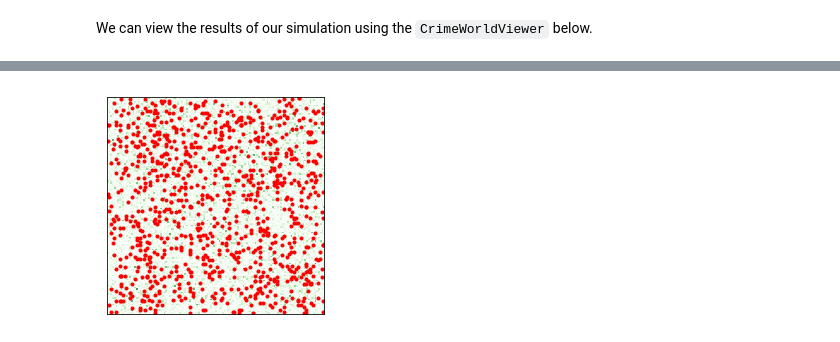
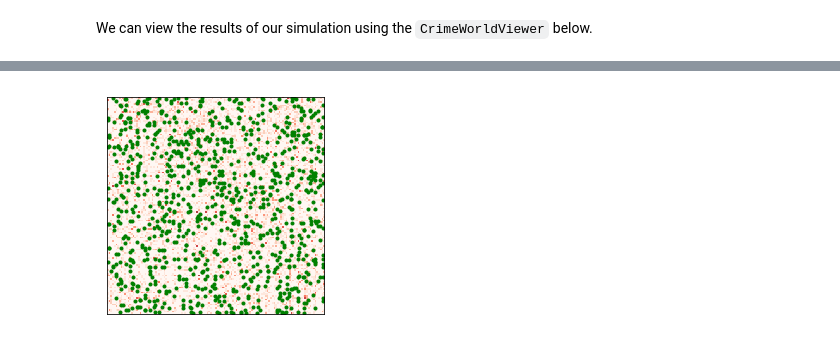
Before and after one commit to ericasaywhat/SmoothCriminals, a Jupyter notebook: code/crimeworldnotebook.ipynb, the cells around one changed output, grey strips where cells are left out. Cells and saved outputs as stored; diff of their text form; code cells hidden in the pictures.

Commit message:
ADD: animation and proper figures

```diff
--- a/code/crimeworldnotebook.ipynb
+++ b/code/crimeworldnotebook.ipynb
@@ -182,7 +177,7 @@ class CrimeWorld(Cell2D):
         num_citizens = self.params.get('num_citizens', 1000)
         num_police = self.params.get('num_police', 200)
         time_from_home = self.params.get('time_from_home', 0.3)
-        self.citizens = [Citizen(locs[i], 5, time_from_home = time_from_home) #everyone starts out with wealth of 5
+        self.citizens = [Citizen(locs[i], locs[i], 5, time_from_home = time_from_home) #everyone starts out with wealth of 5
                             for i in np.random.choice(range(len(locs)), num_citizens)]
 #         for citizen in self.citizens:
 #             self.array[citizen.loc] += 1
@@ -190,16 +185,16 @@ class CrimeWorld(Cell2D):
             citizen.setPopo(True)  # set police
         # self.occupied = set(citizen.loc for citizen in self.citizens) # keep track of occupied cells
 
-    def step(self, n):
+    def step(self):
         num_citizens = float(self.params.get('num_citizens', 1000))
         prop_criminals = self.params.get('prop_criminals', 0.2)
         for citizen in self.citizens:
-            citizen.step(n)
+            citizen.step(self.n)
         for potential_criminal in random.sample(self.citizens, int(prop_criminals * num_citizens)):
             citizens_in_node = [x for x in self.citizens if np.array_equal(x.loc,potential_criminal.loc) and not x.isHome]
-            if potential_criminal.decideToOffend(citizens_in_node):
+            if potential_criminal.decideToOffend(citizens_in_node) and not potential_criminal.isHome:
                 target = potential_criminal.pickChump(citizens_in_node)
-                if (target != None):
+                if (target != None and not target.isHome):
                     potential_criminal.rob()
                     target.getRobbed()
                     self.array[target.loc[0]][target.loc[1]] += 1
@@ -212,10 +207,10 @@ We can view the results of our simulation using the `CrimeWorldViewer` below.
 class CrimeWorldViewer(Cell2DViewer):
     """Generates visualization and animation of Sugarscape."""
 
-    cmap = plt.get_cmap('Greens')
+    cmap = plt.get_cmap('Reds')
 
     options = dict(interpolation='none', alpha=0.8,
-                   vmin=0, vmax=9)
+                   vmin=0, vmax=7)
 
     def draw(self, grid=False):
         #TODO: draw robberies
@@ -226,16 +221,12 @@ class CrimeWorldViewer(Cell2DViewer):
         self.draw_array(self.viewee.array, origin='lower')
         self.draw_agents()
 
-    def step(self, iters=1):
-        """Advances the viewee the given number of steps."""
-        for i in range(iters):
-            self.viewee.step(self.viewee.n)
-
     def draw_agents(self):
         """Plots the agents.
         """
-        xs, ys = self.get_coords()
-        self.points = plt.plot(xs, ys, '.', color='red')[0]
+#         xs, ys = self.get_coords()
+#         self.points = plt.plot(xs, ys, '.', color='green')[0]
+        self.points = plt.plot(0,0,'.', color='green')[0]
         plt.show()
 
     def animate_func(self, i):
@@ -253,7 +244,8 @@ class CrimeWorldViewer(Cell2DViewer):
         returns: tuple of sequences, (xs, ys)
         """
         agents = self.viewee.citizens
-        rows, cols = np.transpose([agent.loc for agent in agents])
+        new_array = np.zeros((1,2))
+        rows, cols = np.transpose([new_array for agent in agents])
         xs = cols + 0.5
         ys = rows + 0.5
         return xs, ys
@@ -277,9 +269,9 @@ viewer.draw()
 # %%
 for i in range(100):
-        env.step(n)
+    env.step()
 viewer.draw()
 # %% [output]
-[figure, old version]
+[figure, new version]
 # %%
 anim = viewer.animate(frames=200)
 anim
```
Also changed, not shown: parts of 5 cells of this notebook, 2 other files.
